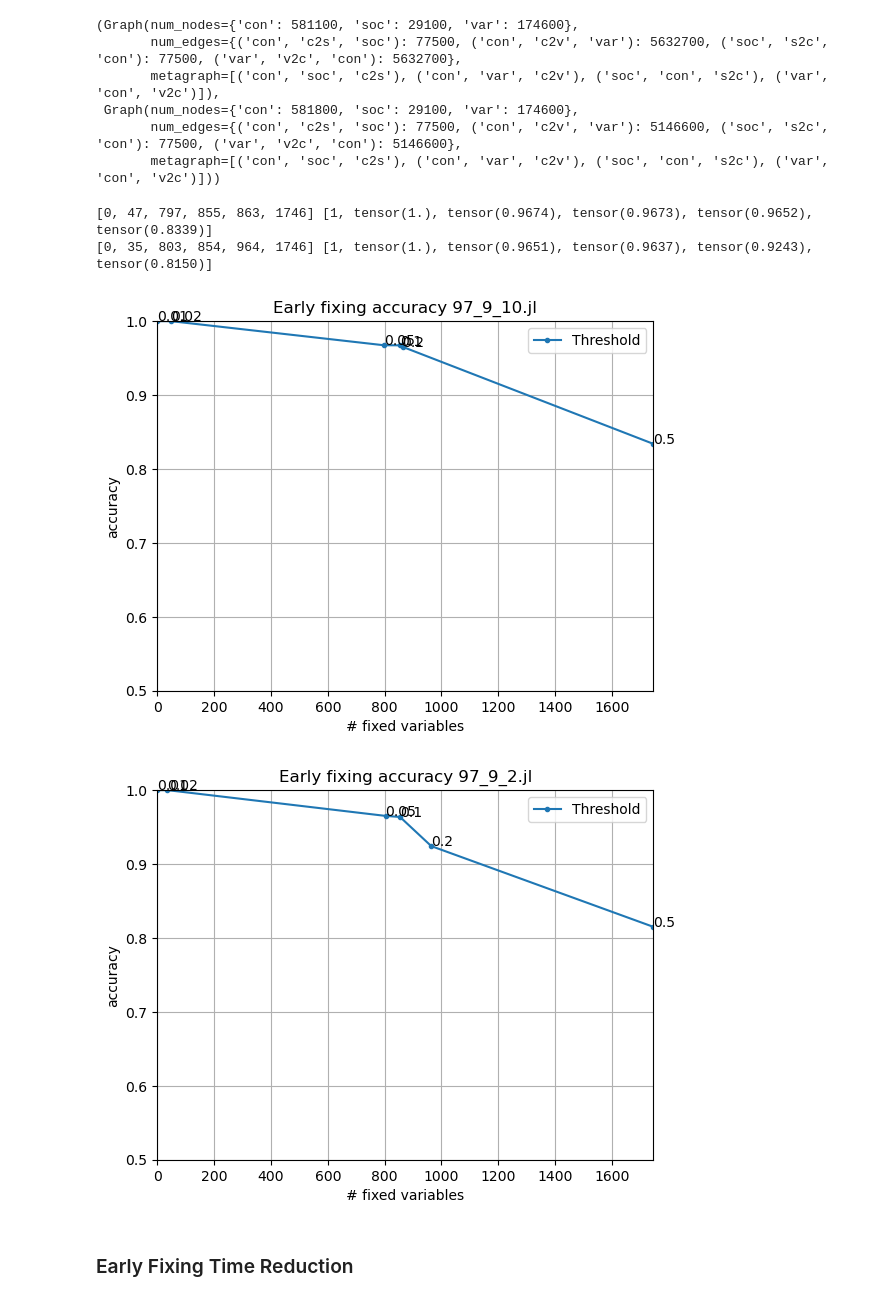
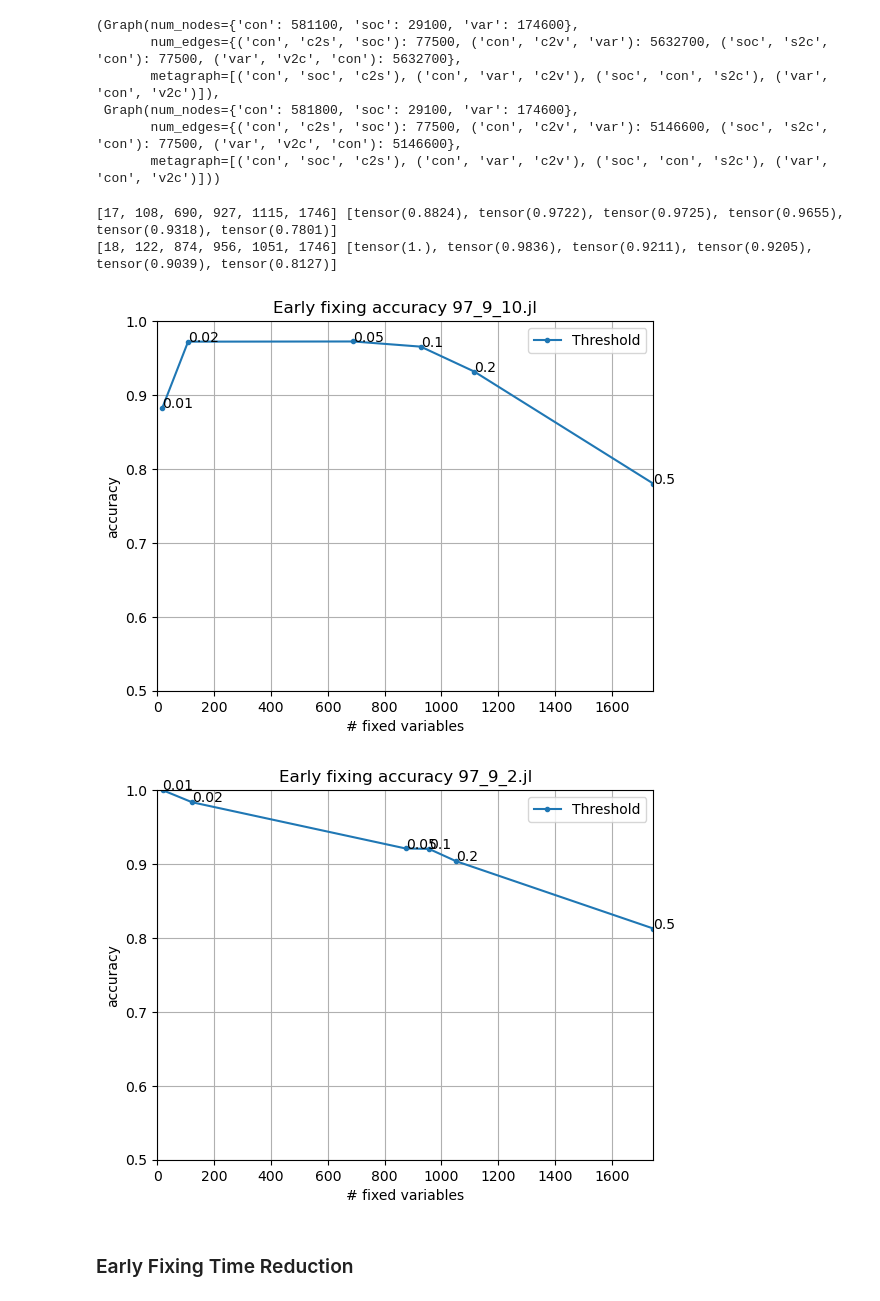
Before and after one commit to gos-ufsc/sat-gnn, a Jupyter notebook: notebooks/1.1-bmp-full-instances-early-fixing.ipynb, the cells around one changed output. Cells and saved outputs as stored; diff of their text form; code cells hidden in the pictures.

```diff
--- a/notebooks/1.1-bmp-full-instances-early-fixing.ipynb
+++ b/notebooks/1.1-bmp-full-instances-early-fixing.ipynb
@@ -34,7 +34,7 @@ def create_batch(g, xs):
         g_batch.append(g_)
     return dgl.batch(g_batch)
 
-def get_ef_accuracy(g_batch, xs, x_opt, name=None, plot=True):
+def get_ef_accuracy(g_batch, xs, x_opt, net, name=None, plot=True):
     with torch.no_grad():
         y_hat = torch.sigmoid(net(g_batch))
 
@@ -79,13 +79,13 @@ def get_ef_accuracy(g_batch, xs, x_opt, name=None, plot=True):
 
     return thresholds, ns, accs
 
-def get_ef_times(g_batch, xs, instance, name=None, plot=True, gap=.05):
+def get_ef_times(g_batch, xs, instance, net, name=None, plot=True, obj=2000):
     if isinstance(instance, str) or isinstance(instance, Path):
         instance = load_instance(instance)
 
     jobs = list(range(instance['jobs'][0]))
     model = get_model(jobs, instance, coupling=True, new_ineq=False)
-    model.setParam('MIPGap', gap)
+    model.setParam('BestObjStop', obj)
     model.update()
 
     vars_names = np.core.defchararray.array([v.getAttr(GRB.Attr.VarName) for v in model.getVars()])
@@ -169,9 +169,10 @@ with open('../97_9_opts.pkl', 'rb') as f:
     opts = pickle.load(f)
 
 net = InstanceGCN(2, readout_op=None)
-net = load_from_wandb(net, '551sykdm', 'sat-gnn', 'model_last')
+net = load_from_wandb(net, '6lhzl30o', 'sat-gnn', 'model_last')
 net.eval()
 
+objs = [opts[i.name]['obj'] for i in instances]
 opts = [opts[i.name]['sol'] for i in instances]
 ds = InstanceEarlyFixingDataset(
     [load_instance(i) for i in instances],
@@ -210,15 +209,15 @@ g1_batch, g2_batch
        num_edges={('con', 'c2s', 'soc'): 77500, ('con', 'c2v', 'var'): 5146600, ('soc', 's2c', 'con'): 77500, ('var', 'v2c', 'con'): 5146600},
        metagraph=[('con', 'soc', 'c2s'), ('con', 'var', 'c2v'), ('soc', 'con', 's2c'), ('var', 'con', 'v2c')]))
 # %%
-_, n1s, acc1s = get_ef_accuracy(g1_batch, x1s, x1_opt, name=instances[0].name)
+_, n1s, acc1s = get_ef_accuracy(g1_batch, x1s, x1_opt, net, name=instances[0].name)
 print(n1s, acc1s)
-_, n2s, acc2s = get_ef_accuracy(g2_batch, x2s, x2_opt, name=instances[1].name)
+_, n2s, acc2s = get_ef_accuracy(g2_batch, x2s, x2_opt, net, name=instances[1].name)
 print(n2s, acc2s)
 # %% [output]
-[0, 47, 797, 855, 863, 1746] [1, tensor(1.), tensor(0.9674), tensor(0.9673), tensor(0.9652), tensor(0.8339)]
-[0, 35, 803, 854, 964, 1746] [1, tensor(1.), tensor(0.9651), tensor(0.9637), tensor(0.9243), tensor(0.8150)]
+[17, 108, 690, 927, 1115, 1746] [tensor(0.8824), tensor(0.9722), tensor(0.9725), tensor(0.9655), tensor(0.9318), tensor(0.7801)]
+[18, 122, 874, 956, 1051, 1746] [tensor(1.), tensor(0.9836), tensor(0.9211), tensor(0.9205), tensor(0.9039), tensor(0.8127)]
-[figure, old version]
+[figure, new version]
-[figure, old version]
+[figure, new version]
 # %% [markdown]
 ### Early Fixing Time Reduction
 # %%
```
Also changed, not shown: parts of 3 cells of this notebook.
